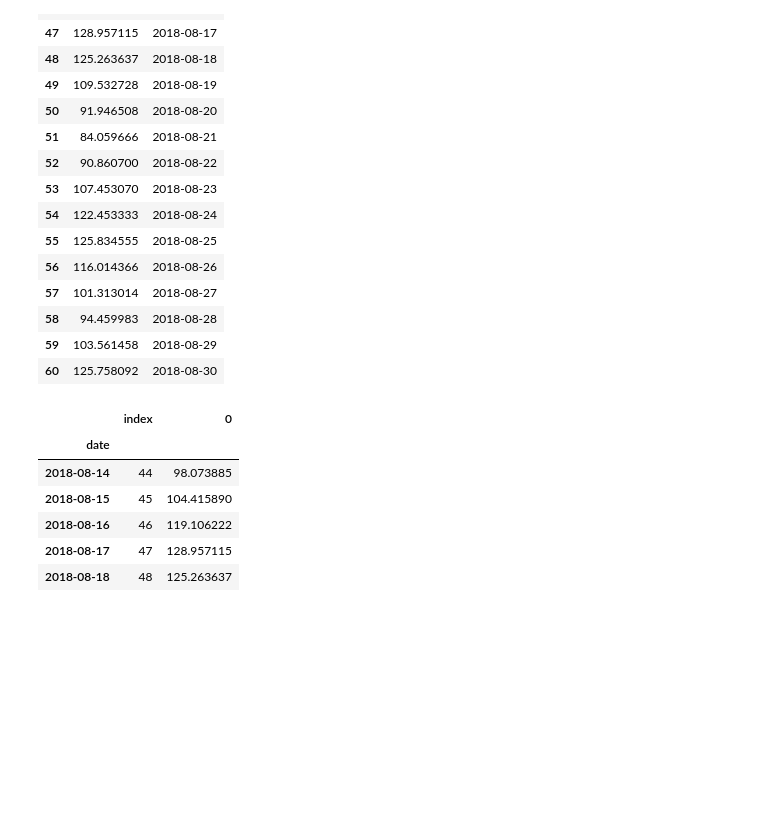
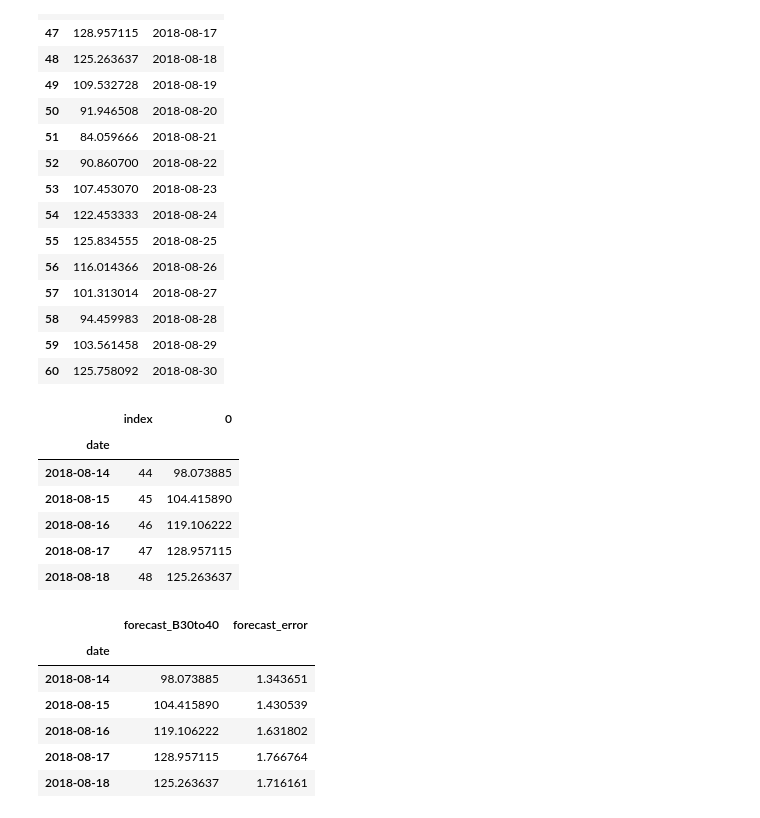
Before and after one commit to JoekingCooper/btakehometask, a Jupyter notebook: notebooks/7_Forecasting_Bespoke_Model.ipynb, the cells around one changed output. Drawn from its saved outputs; the diff is of its cells as text; code cells hidden in the pictures; blank space fills up the shorter version.

```diff
--- a/notebooks/7_Forecasting_Bespoke_Model.ipynb
+++ b/notebooks/7_Forecasting_Bespoke_Model.ipynb
@@ -106 +108,4 @@ print(np.mean(y))
 142.6019820218151
+# %%
+error_comb_o1=np.sqrt((perr[0]/o1[0])**2+(perr[1]/o1[1])**2+(perr[2]/o1[2])**2)+(perr[3]/o1[3])
+print(error_comb_o1)
@@ -239,5 +258,16 @@ df_b34.head()
 df_b34.drop(['index'],axis=1,inplace=True)
 # %%
 df_b34.rename(columns={0: "forecast_B30to40"},inplace=True)
+# %%
+df_b34['forecast_error']=df_b34.apply(lambda x:x*error_percent_tot)
+df_b34.head()
+# %% [output]
+|  | forecast_B30to40 | forecast_error |
+| date |  |  |
+| 2018-08-14 | 98.073885 | 1.343651 |
+| 2018-08-15 | 104.415890 | 1.430539 |
+| 2018-08-16 | 119.106222 | 1.631802 |
+| 2018-08-17 | 128.957115 | 1.766764 |
+| 2018-08-18 | 125.263637 | 1.716161 |
 # %%
 f, ax = plt.subplots(1,figsize=(18,6))
```
Also changed, not shown: parts of 6 cells of this notebook.
